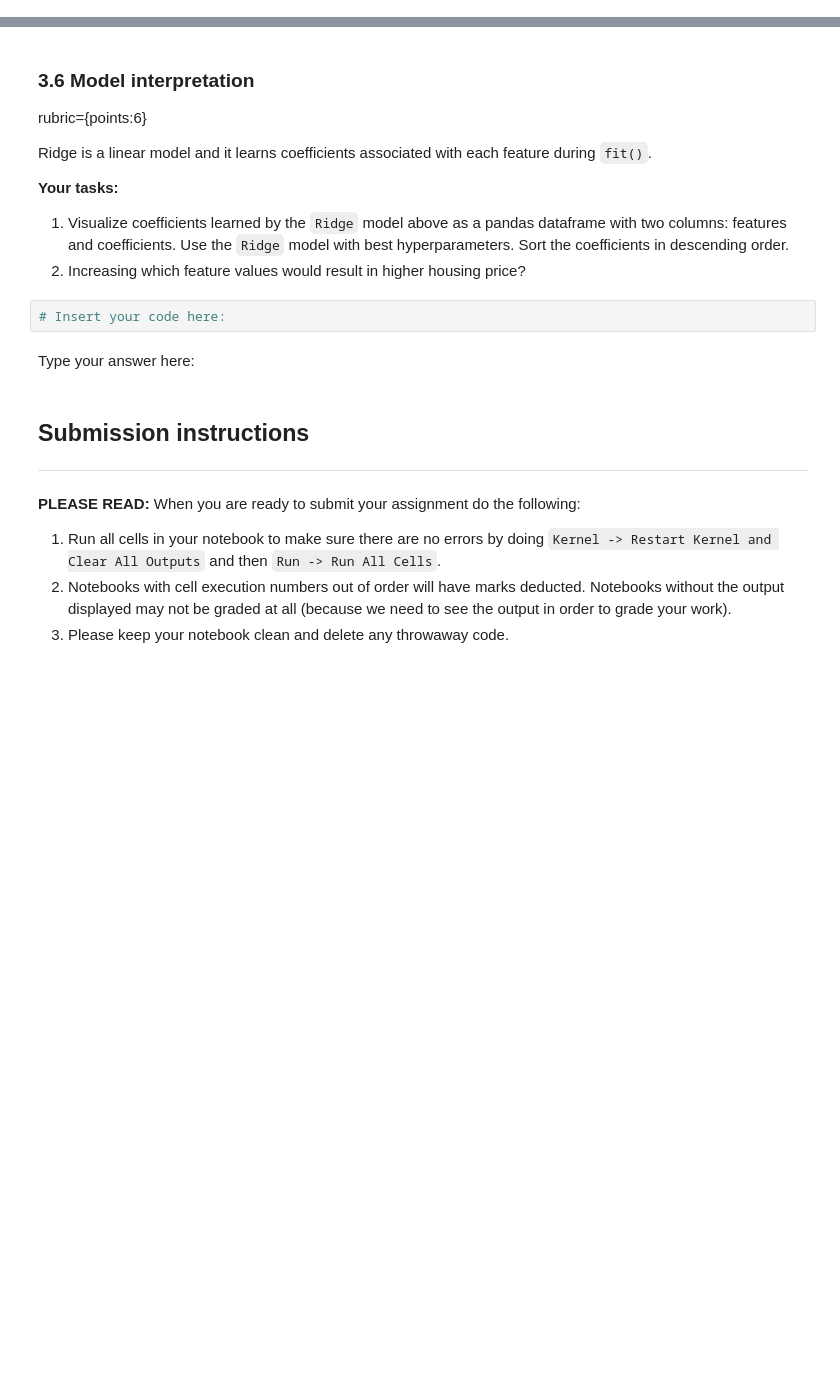
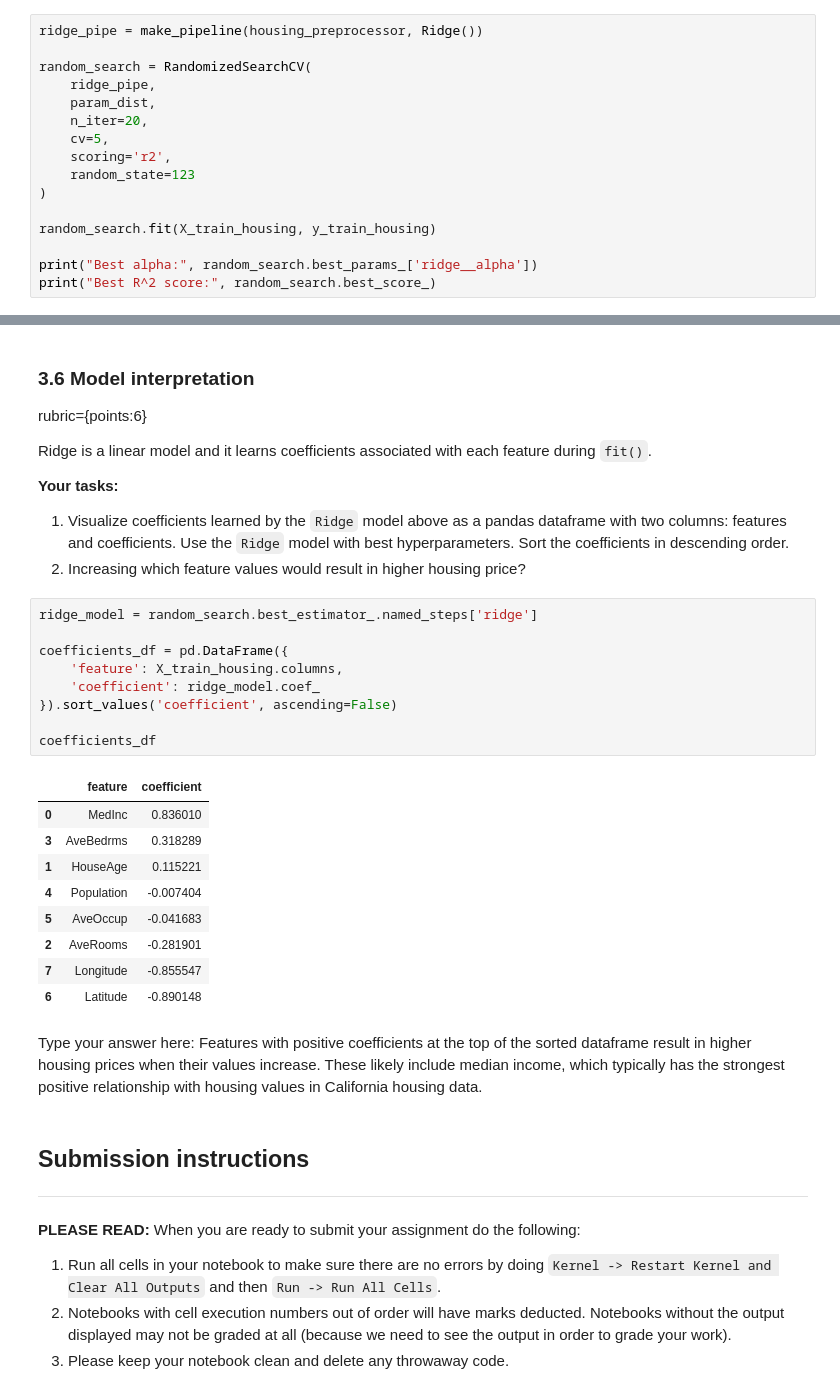
Before and after one commit to hansdevs/cs4320, a Jupyter notebook: homework5/CS4320_HW5.ipynb, the cells around one changed output, grey strips where cells are left out. Saved outputs shown, nothing was run; the diff lists cells and outputs as text; blank space fills up the shorter version.

```diff
--- a/homework5/CS4320_HW5.ipynb
+++ b/homework5/CS4320_HW5.ipynb
@@ -534,0 +591,16 @@ param_dist = {"ridge__alpha": loguniform(1e-3, 1e3)}
+# %%
+ridge_pipe = make_pipeline(housing_preprocessor, Ridge())
+
+random_search = RandomizedSearchCV(
+    ridge_pipe,
+    param_dist,
+    n_iter=20,
+    cv=5,
+    scoring='r2',
+    random_state=123
+)
+
+random_search.fit(X_train_housing, y_train_housing)
+
+print("Best alpha:", random_search.best_params_['ridge__alpha'])
+print("Best R^2 score:", random_search.best_score_)
@@ -554,10 +635,27 @@ Ridge is a linear model and it learns coefficients associated with each feature
 
 1. Visualize coefficients learned by the `Ridge` model above as a pandas dataframe with two columns: features and coefficients. Use the `Ridge` model with best hyperparameters. Sort the coefficients in descending order.
 2. Increasing which feature values would result in higher housing price?
-# %%
-# Insert your code here:
-# %% [markdown]
-Type your answer here:
+# %%
+ridge_model = random_search.best_estimator_.named_steps['ridge']
+
+coefficients_df = pd.DataFrame({
+    'feature': X_train_housing.columns,
+    'coefficient': ridge_model.coef_
+}).sort_values('coefficient', ascending=False)
+
+coefficients_df
+# %% [output]
+|  | feature | coefficient |
+| 0 | MedInc | 0.836010 |
+| 3 | AveBedrms | 0.318289 |
+| 1 | HouseAge | 0.115221 |
+| 4 | Population | -0.007404 |
+| 5 | AveOccup | -0.041683 |
+| 2 | AveRooms | -0.281901 |
+| 7 | Longitude | -0.855547 |
+| 6 | Latitude | -0.890148 |
+# %% [markdown]
+Type your answer here: Features with positive coefficients at the top of the sorted dataframe result in higher housing prices when their values increase. These likely include median income, which typically has the strongest positive relationship with housing values in California housing data.
 # %% [markdown]
 ## Submission instructions
 <hr>
```
Also changed, not shown: parts of 18 cells of this notebook.
